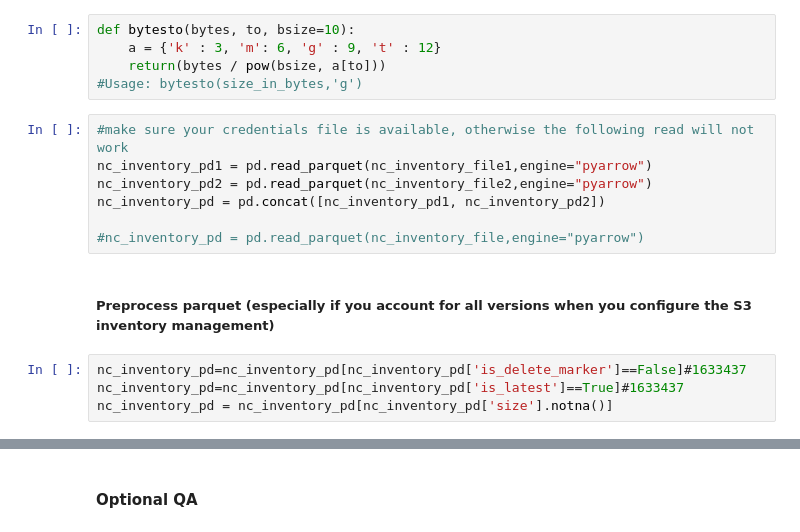
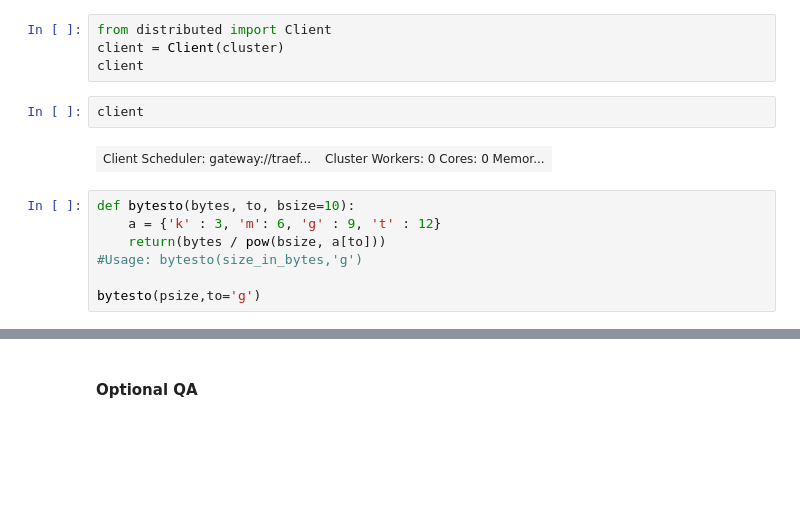
Before and after one commit to aradhakrishnanGFDL/gfdl-aws-analysis, a Jupyter notebook: examples/a1r-CompareAWS-NCvsZarr.ipynb, the cells around one changed output, grey strips where cells are left out. Saved outputs shown, nothing was run; the diff lists cells and outputs as text; blank space fills up the shorter version.

```diff
--- a/examples/a1r-CompareAWS-NCvsZarr.ipynb
+++ b/examples/a1r-CompareAWS-NCvsZarr.ipynb
@@ -35,18 +44,15 @@ nc_inventory_file2 = "s3://s3-inventory-dest/esgf-world/cmip6-inventory/data/891
+# %%
+from distributed import Client
+client = Client(cluster)
+client
+# %%
+client
+# %% [output]
+| Client Scheduler: gateway://traef... | Cluster Workers: 0 Cores: 0 Memor... |
 # %%
 def bytesto(bytes, to, bsize=10):
     a = {'k' : 3, 'm': 6, 'g' : 9, 't' : 12}
     return(bytes / pow(bsize, a[to]))
 #Usage: bytesto(size_in_bytes,'g')
+
+bytesto(psize,to='g')
-# %%
-#make sure your credentials file is available, otherwise the following read will not work
-nc_inventory_pd1 = pd.read_parquet(nc_inventory_file1,engine="pyarrow")
-nc_inventory_pd2 = pd.read_parquet(nc_inventory_file2,engine="pyarrow")
-nc_inventory_pd = pd.concat([nc_inventory_pd1, nc_inventory_pd2])
-
-#nc_inventory_pd = pd.read_parquet(nc_inventory_file,engine="pyarrow")
-# %% [markdown]
-<h5>Preprocess parquet (especially if you account for all versions when you configure the S3 inventory management)</h5>
-# %%
-nc_inventory_pd=nc_inventory_pd[nc_inventory_pd['is_delete_marker']==False]#1633437
-nc_inventory_pd=nc_inventory_pd[nc_inventory_pd['is_latest']==True]#1633437
-nc_inventory_pd = nc_inventory_pd[nc_inventory_pd['size'].notna()]
```
Also changed, not shown: parts of 45 cells of this notebook.
